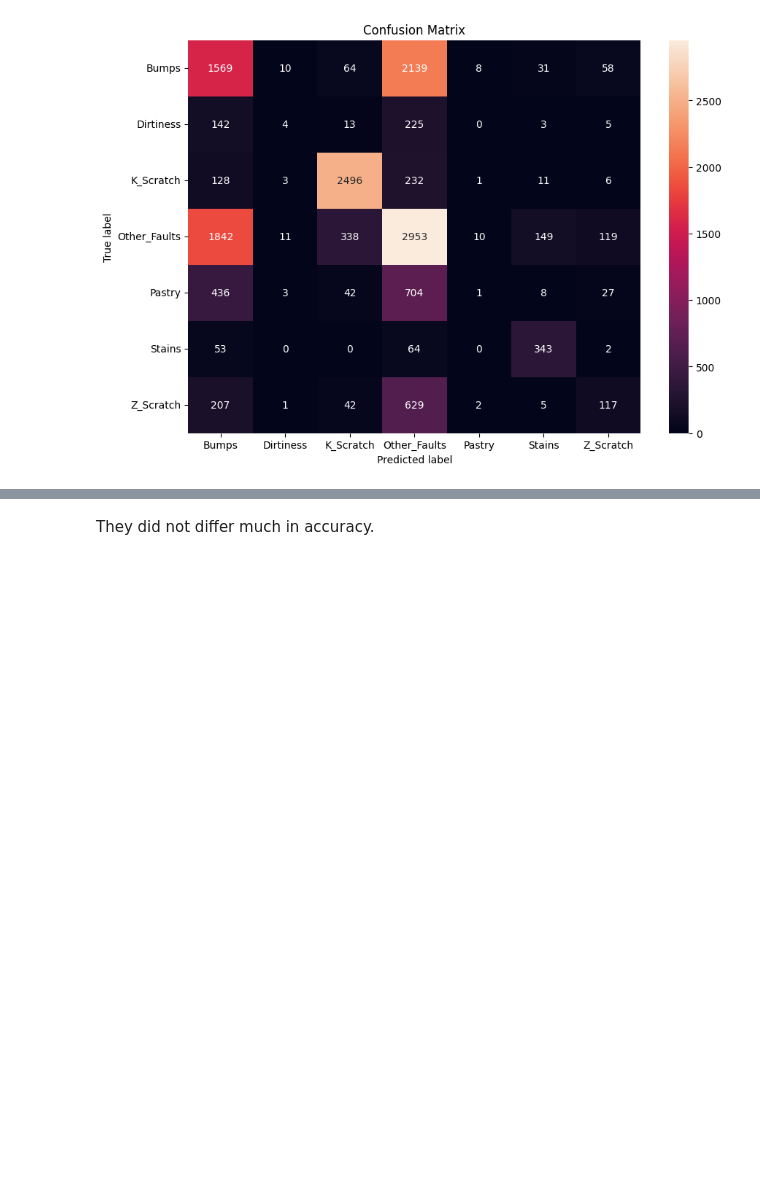
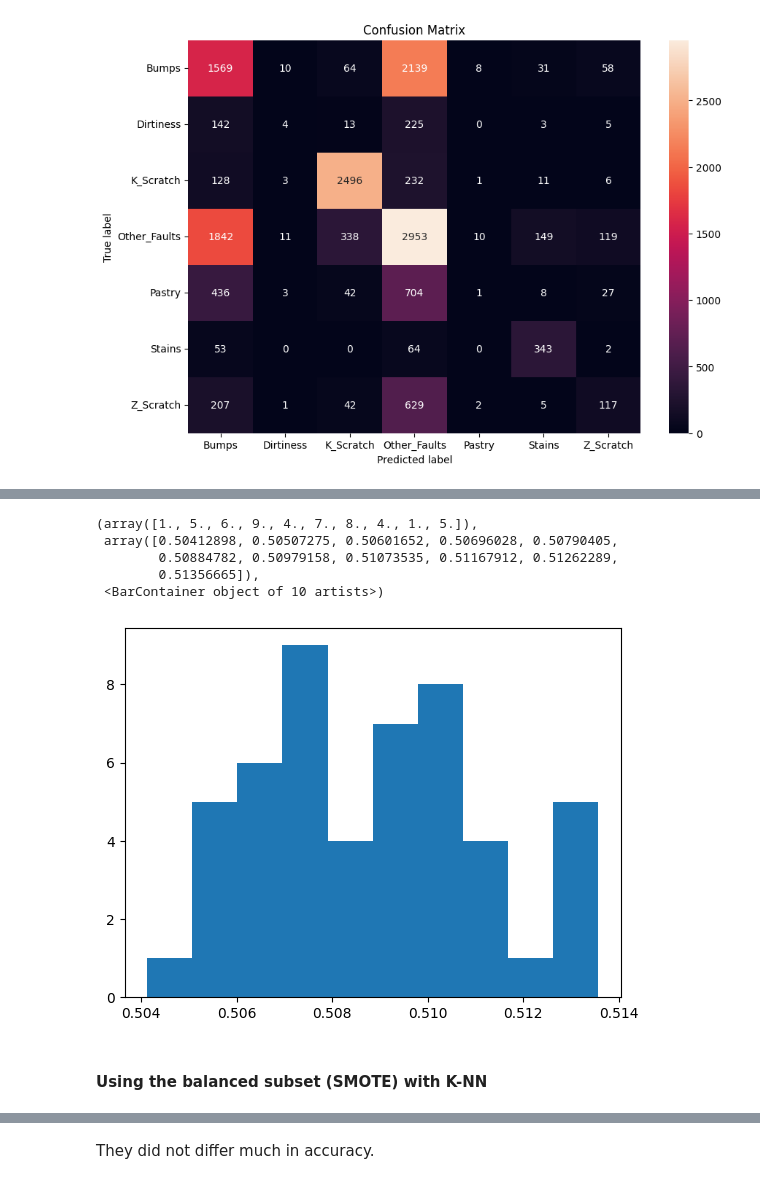
Before and after one commit to Onso37/ia-proj2, a Jupyter notebook: ia-proj2.ipynb, the cells around one changed output, grey strips where cells are left out. Drawn from its saved outputs; the diff is of its cells as text; code cells hidden in the pictures; blank space fills up the shorter version.

```diff
--- a/ia-proj2.ipynb
+++ b/ia-proj2.ipynb
@@ -440,0 +448,22 @@ weighted avg       0.45      0.49      0.46     15256
+# %%
+model_accuracies = []
+
+for repetition in range(50):
+    (training_inputs_str,
+     testing_inputs_str,
+     training_classes_str,
+     testing_classes_str) = train_test_split(steel_inputs, steel_labels,stratify=steel_labels, test_size=0.25, random_state=1)
+    training_inputs_optimized, training_classes_optimized = smote.fit_resample(training_inputs_str, training_classes_str)
+    decisionTree.fit(training_inputs_optimized, training_classes_optimized)
+    model_accuracies.append(decisionTree.score(testing_inputs_str, testing_classes_str))
+
+plt.hist(model_accuracies)
+# %% [output]
+(array([1., 5., 6., 9., 4., 7., 8., 4., 1., 5.]),
+ array([0.50412898, 0.50507275, 0.50601652, 0.50696028, 0.50790405,
+        0.50884782, 0.50979158, 0.51073535, 0.51167912, 0.51262289,
+        0.51356665]),
+ <BarContainer object of 10 artists>)
+[figure, added]
+# %% [markdown]
+#### Using the balanced subset (SMOTE) with **K-NN**
```
Also changed, not shown: parts of 21 cells of this notebook.
